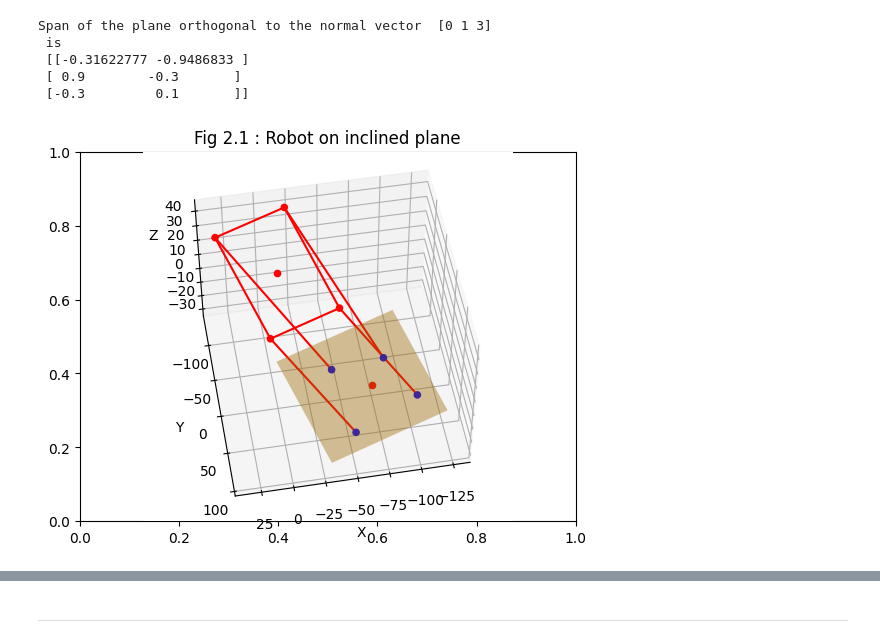
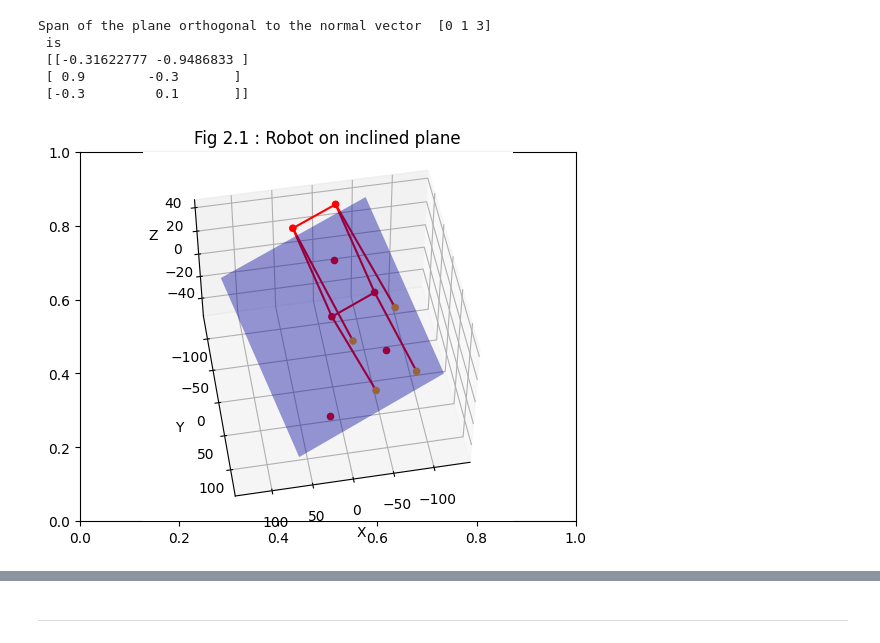
Before and after one commit to syedjameel/CI-2, a Jupyter notebook: Tasks-main.ipynb, the cells around one changed output, grey strips where cells are left out. Drawn from its saved outputs; the diff is of its cells as text; code cells hidden in the pictures.

```diff
--- a/Tasks-main.ipynb
+++ b/Tasks-main.ipynb
@@ -261,12 +261,12 @@ rc = rc_2d[0] * tilt_plane[:, 0] + rc_2d[1] * tilt_plane[:, 1] + 1*n2.ravel()
 fig = plt.figure()
 plt.title('Fig 2.1 : Robot on inclined plane')
 ax = fig.add_subplot(111, projection='3d')
-u, v = np.mgrid[0:100:2j, 0:100:2j]
+u, v = np.mgrid[-100:100:2j, -100:100:2j]
 x = 0 + u*tilt_plane[0, 0] + v*tilt_plane[0, 1]
 y = 0 + u*tilt_plane[1, 0] + v*tilt_plane[1, 1]
 z = 0 + u*tilt_plane[2, 0] + v*tilt_plane[2, 1]
 
-ax.scatter(r[:, 0], r[:, 1], r[:, 2], color='blue', alpha=1)
+ax.scatter(r[:, 0], r[:, 1], r[:, 2], color='orange', alpha=1)
 
 
 # Length and width of the robot
@@ -285,40 +285,41 @@ ax.scatter(dim1[:, 0], dim1[:, 1], dim1[:, 2], color="red", alpha=1)
 # Tilted centre of robot chassis
 trc = np.array([np.average(dim1[:, 0]), np.average(dim1[:, 1]), np.average(dim1[:, 2])])
 ax.scatter(trc[0], trc[1], trc[2], color='red')
 
 # Draw the legs
 ax.plot([r[0,0], dim1[1,0]], [r[0,1], dim1[1, 1]], [r[0, 2], dim1[1, 2]], color='red')
 ax.plot([r[2,0], dim1[2,0]], [r[2,1], dim1[2, 1]], [r[2, 2], dim1[2, 2]], color='red')
 ax.plot([r[3,0], dim1[3,0]], [r[3,1], dim1[3, 1]], [r[3, 2], dim1[3, 2]], color='red')
 ax.plot([r[1,0], dim1[0,0]], [r[1,1], dim1[0, 1]], [r[1, 2], dim1[0, 2]], color='red')
 
 
 # Draw the boundaries of the robot chassis
 ax.plot([dim1[0, 0], dim1[2, 0]], [dim1[0, 1], dim1[2, 1]], [dim1[0, 2], dim1[2, 2]], color='red')
 ax.plot([dim1[1, 0], dim1[2, 0]], [dim1[1, 1], dim1[2, 1]], [dim1[1, 2], dim1[2, 2]], color='red')
 ax.plot([dim1[1, 0], dim1[3, 0]], [dim1[1, 1], dim1[3, 1]], [dim1[1, 2], dim1[3, 2]], color='red')
 ax.plot([dim1[0, 0], dim1[3, 0]], [dim1[0, 1], dim1[3, 1]], [dim1[0, 2], dim1[3, 2]], color='red')
 
 
-# Plot the projection of rc (center) point of the robot
-v = trc
-dist = v@n2
-rc_proj = v - dist*n2.ravel()
-#ax.scatter(rc_proj[0], rc_proj[1], rc_proj[2], color='red')
+# Plot the projection of rc (center) point of the robot on the ground
+v = n2.ravel() - trc
+dist = v@n2.ravel()
+rc_proj = (v - dist*n2.ravel())
+
+ax.scatter(rc_proj[0], rc_proj[1], rc_proj[2], color='red')
 ax.scatter(rc[0], rc[1], rc[2], color='red')
 
 
 # Plot the surface of the Plane on which the robot is standing
-ax.plot_surface(x, y, z, color='orange', alpha=0.4)
+ax.plot_surface(x, y, z, color='blue', alpha=0.4)
 
 # Setup the labels and view angle
 ax.set_xlabel('X')
 ax.set_ylabel('Y')
 ax.set_zlabel('Z')
 ax.view_init(50, 80)
 plt.show()
 # %% [output]
-[figure, old version]
+[figure, new version]
 # %%
 
 # Declare the variables and constants
```
Also changed, not shown: parts of 8 cells of this notebook.
